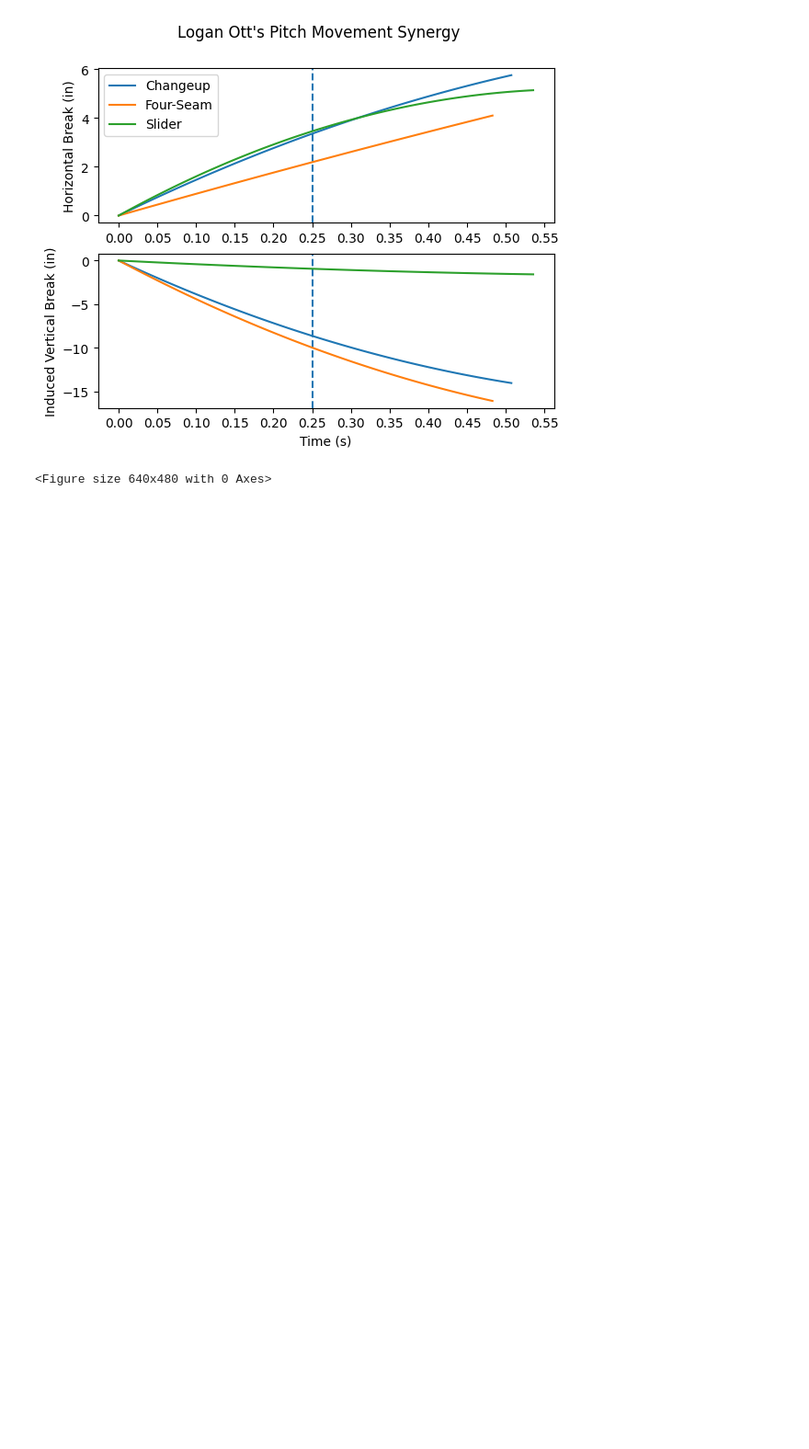
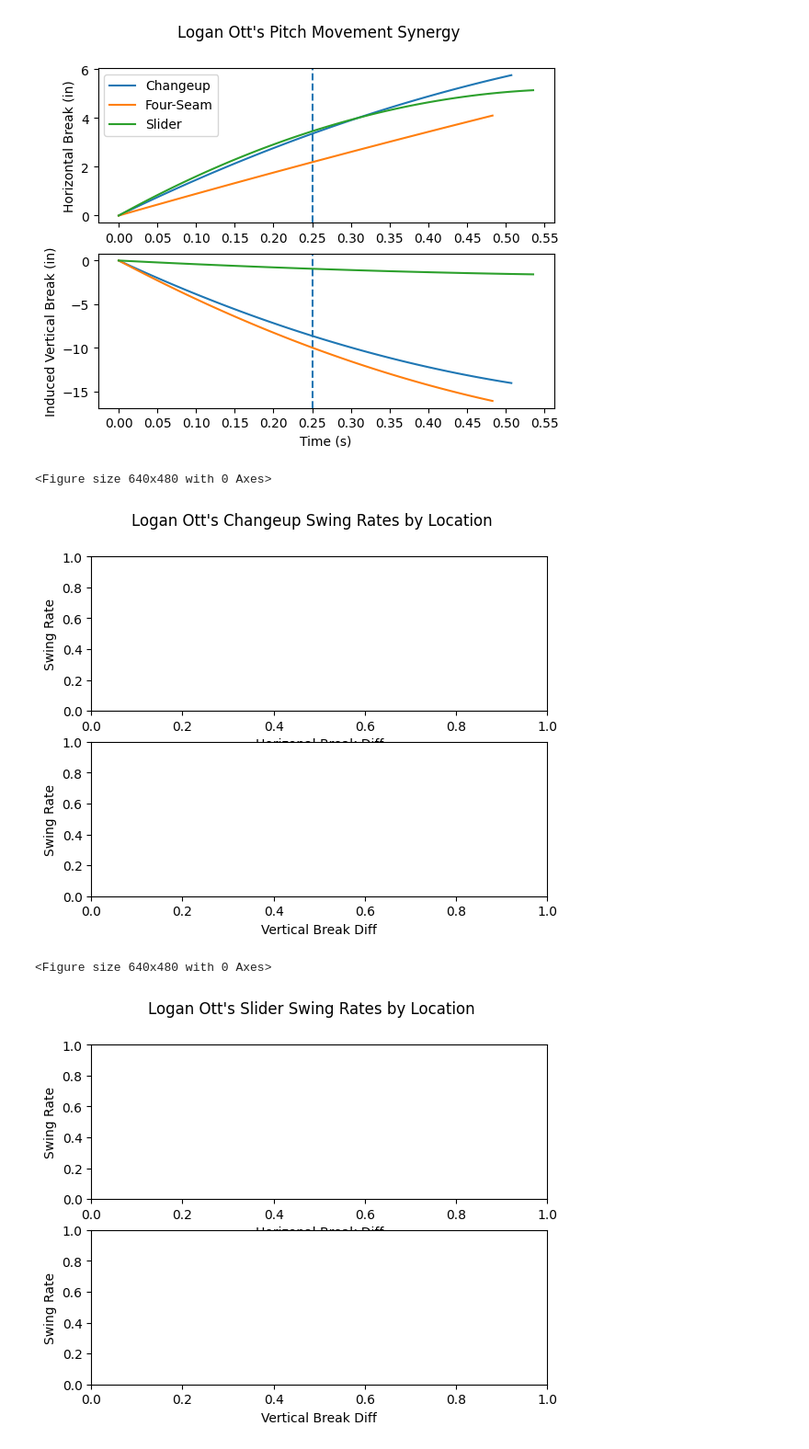
Before and after one commit to jlo039/Pitch-Movement-Synergy, a Jupyter notebook: Pitch_Movement_Synergy.ipynb, the cells around one changed output. Shown at 92% size. Cells and saved outputs as stored; diff of their text form; code cells hidden in the pictures; blank space fills up the shorter version.

Commit message:
working on swing rate plots

```diff
--- a/Pitch_Movement_Synergy.ipynb
+++ b/Pitch_Movement_Synergy.ipynb
@@ -34,6 +34,7 @@ for k in pitch_data:
 
     # Generate a spline interpolation function
     f = interp1d(x_vals, y_vals, kind='quadratic')
+    pitch_data[k].append(f)
 
     # Evaluate the spline interpolation at 100 points between min(x_vals) and max(x_vals)
     x = np.linspace(min(x_vals), max(x_vals), 100)
@@ -46,6 +47,7 @@ for k in pitch_data:
 
     # Generate a spline interpolation function
     f = interp1d(x_vals, y_vals, kind='quadratic')
+    pitch_data[k].append(f)
 
     # Evaluate the spline interpolation at 100 points between min(x_vals) and max(x_vals)
     x = np.linspace(min(x_vals), max(x_vals), 100)
@@ -71,7 +73,22 @@ df2['locBuckets'] = df2.apply(lambda row: locToBucket(12 * row.PlateLocHeight, 1
 
 # create a swing indicator column
 df2['Swing?'] = df2['PitchCall'].apply(lambda x: x == 'StrikeSwinging' or x == 'InPlay' or x == 'Foul')
-# %%
-plt.clf()
-# %% [output]
-<Figure size 640x480 with 0 Axes>
+# %%
+for k in pitch_data:
+    if k != 'Four-Seam':
+        # clear last pitch's graph
+        plt.clf()
+
+        # set up graph
+        fig, (ax1, ax2) = plt.subplots(2)
+        fig.suptitle(f'{pitcher}\'s {k} Swing Rates by Location')
+        ax1.set(ylabel= 'Swing Rate', xlabel= 'Horizonal Break Diff')
+        ax2.set(ylabel= 'Swing Rate', xlabel= 'Vertical Break Diff')
+
+
+        plt.show()
+# %% [output]
+<Figure size 640x480 with 0 Axes>
+[figure, added]
+<Figure size 640x480 with 0 Axes>
+[figure, added]
```
Also changed, not shown: parts of 2 cells of this notebook.
